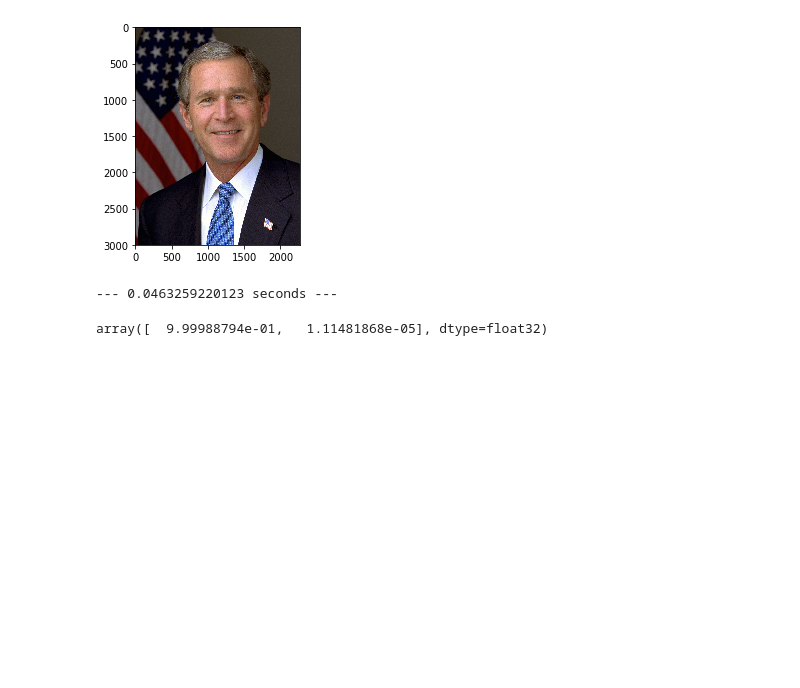
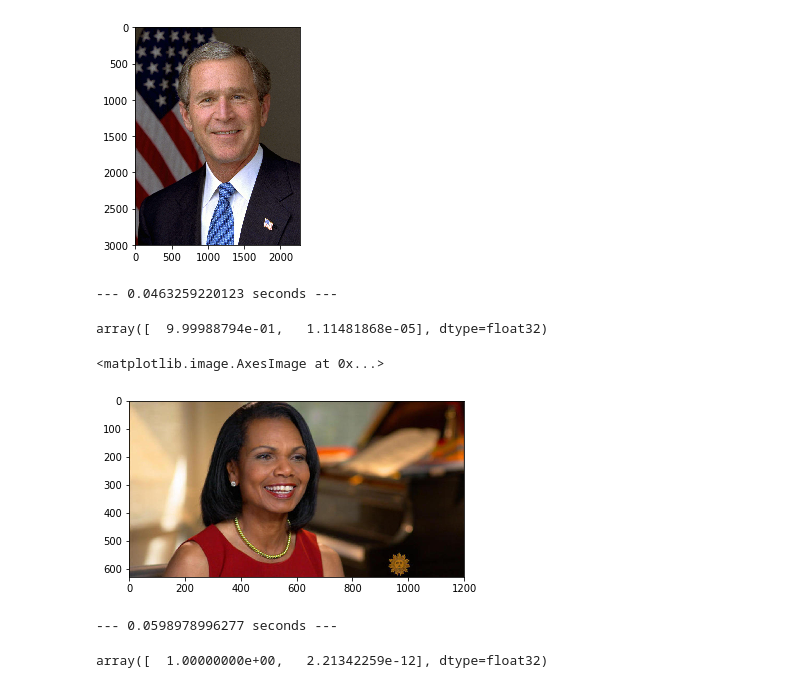
Before and after one commit to nickrobinson/faceoff, a Jupyter notebook: src/finetune.ipynb, the cells around one changed output. Drawn from its saved outputs; the diff is of its cells as text; code cells hidden in the pictures; blank space fills up the shorter version.

```diff
--- a/src/finetune.ipynb
+++ b/src/finetune.ipynb
@@ -159,3 +159,32 @@ print("--- %s seconds ---" % (time.time() - start_time))
 prob
 # %% [output]
 array([  9.99988794e-01,   1.11481868e-05], dtype=float32)
+# %%
+filename = '../examples/condoleezza_rice.jpg'
+img = cv2.cvtColor(cv2.imread(filename), cv2.COLOR_BGR2RGB)
+# %%
+plt.imshow(img)
+# %% [output]
+<matplotlib.image.AxesImage at 0x...>
+[figure, added]
+# %%
+# Run forward on the image
+# Resize image to fit network input
+start_time = time.time()
+img = cv2.resize(img, reshape)
+img = np.swapaxes(img, 0, 2)
+img = np.swapaxes(img, 1, 2)
+img = img[np.newaxis, :]
+
+
+
+model_loaded.forward(Batch([mx.nd.array(img)]))
+prob = model_loaded.get_outputs()[0].asnumpy()
+prob = np.squeeze(prob)
+print("--- %s seconds ---" % (time.time() - start_time))
+# %% [output]
+--- 0.0598978996277 seconds ---
+# %%
+prob
+# %% [output]
+array([  1.00000000e+00,   2.21342259e-12], dtype=float32)
```
Also changed, not shown: 1 other file.
